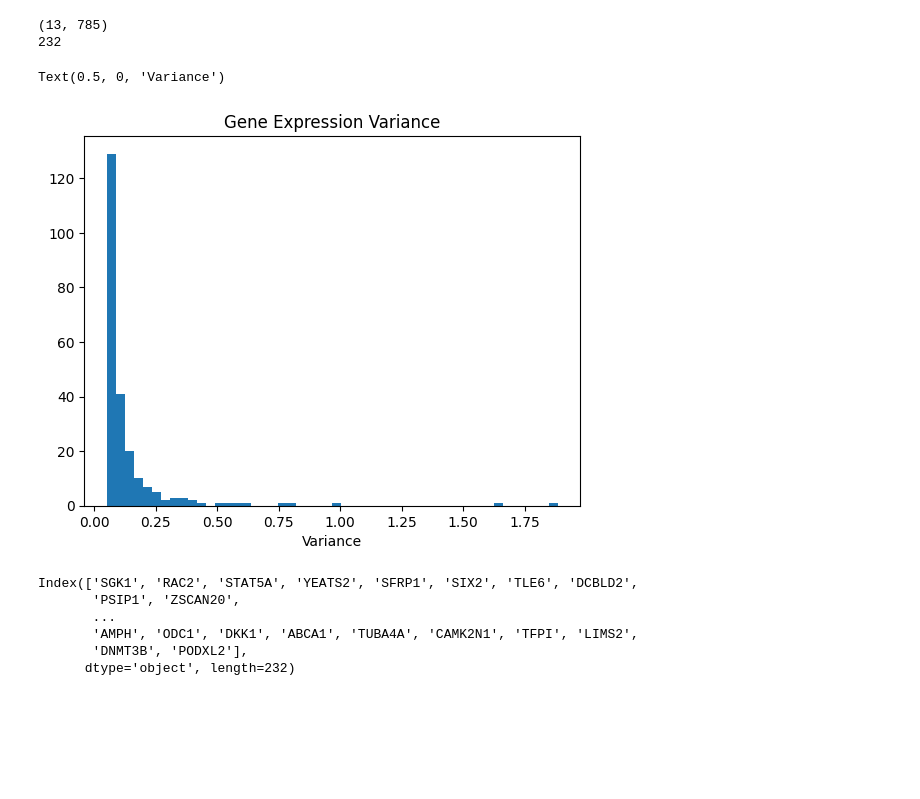
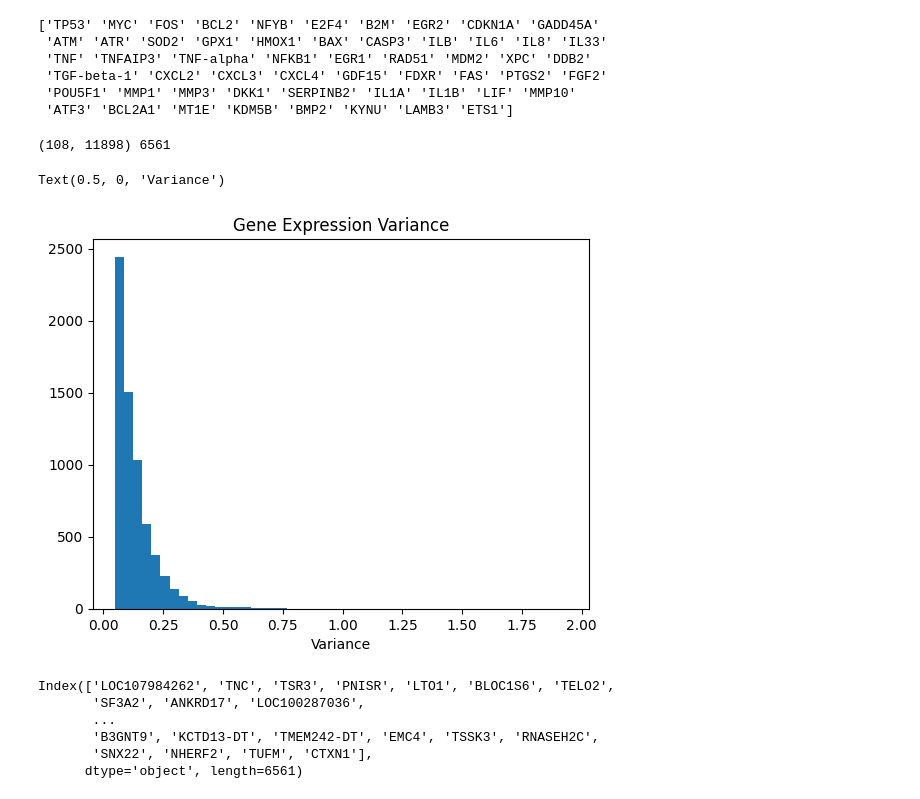
Before and after one commit to shahashka/lucid_cd, a Jupyter notebook: diagnostic_plots.ipynb, the cells around one changed output. Drawn from its saved outputs; the diff is of its cells as text; code cells hidden in the pictures; blank space fills up the shorter version.

Commit message:
updates for crispr genes analysis

```diff
--- a/diagnostic_plots.ipynb
+++ b/diagnostic_plots.ipynb
@@ -5,37 +5,39 @@ import pickle
 import matplotlib.pyplot as plt
 import seaborn as sns
 from sklearn.preprocessing import StandardScaler
+# %%
+important_genes = pd.read_csv("./data/prior_knowledge/radiation_genes.txt", sep=' ', header=None)
+important_genes = important_genes.iloc[:,0].values
+print(important_genes)
+# %% [output]
+['TP53' 'MYC' 'FOS' 'BCL2' 'NFYB' 'E2F4' 'B2M' 'EGR2' 'CDKN1A' 'GADD45A'
+ 'ATM' 'ATR' 'SOD2' 'GPX1' 'HMOX1' 'BAX' 'CASP3' 'ILB' 'IL6' 'IL8' 'IL33'
+ 'TNF' 'TNFAIP3' 'TNF-alpha' 'NFKB1' 'EGR1' 'RAD51' 'MDM2' 'XPC' 'DDB2'
+ 'TGF-beta-1' 'CXCL2' 'CXCL3' 'CXCL4' 'GDF15' 'FDXR' 'FAS' 'PTGS2' 'FGF2'
+ 'POU5F1' 'MMP1' 'MMP3' 'DKK1' 'SERPINB2' 'IL1A' 'IL1B' 'LIF' 'MMP10'
+ 'ATF3' 'BCL2A1' 'MT1E' 'KDM5B' 'BMP2' 'KYNU' 'LAMB3' 'ETS1']
 # %%
 # Load gene epxression
-celltype='huvec'
-dose='A'
-df = pd.read_csv(f"data/{celltype}/cd_matrix_d{dose}.csv")
-
-# Load curated partition, add radiation to each subset
-with open(f"./data/{celltype}/cd_partition_d{dose}_new.pickle", 'rb') as f:
-    custom_partition = pickle.load(f)
-df_first_subset = df[custom_partition[0]]
-X = df_first_subset.to_numpy()
-#X = df.to_numpy()
-print(X.shape)
+celltype='rpe1_experiment2'
+df = pd.read_csv(f"data/{celltype}/cd_tpm_matrix_combined_dose_rate.csv", header=0)
+X = df.to_numpy()
 variance = np.var(np.log1p(X),axis=0)
-print(len(variance[variance>0.05]))
+print(X.shape, len(variance[variance>0.05]))
 filtered_inds = np.where(variance>0.05)
-filtered_genes = df_first_subset.columns[filtered_inds]
+filtered_genes = df.columns[filtered_inds]
 plt.hist(variance[variance>0.05], bins=50)
 plt.title("Gene Expression Variance")
 plt.xlabel("Variance")
 # %% [output]
-(13, 785)
-232
+(108, 11898) 6561
 Text(0.5, 0, 'Variance')
-[figure, old version]
+[figure, new version]
 # %%
 print(filtered_genes)
 # %% [output]
-Index(['SGK1', 'RAC2', 'STAT5A', 'YEATS2', 'SFRP1', 'SIX2', 'TLE6', 'DCBLD2',
-       'PSIP1', 'ZSCAN20',
+Index(['LOC107984262', 'TNC', 'TSR3', 'PNISR', 'LTO1', 'BLOC1S6', 'TELO2',
+       'SF3A2', 'ANKRD17', 'LOC100287036',
        ...
-       'AMPH', 'ODC1', 'DKK1', 'ABCA1', 'TUBA4A', 'CAMK2N1', 'TFPI', 'LIMS2',
-       'DNMT3B', 'PODXL2'],
-      dtype='object', length=232)
+       'B3GNT9', 'KCTD13-DT', 'TMEM242-DT', 'EMC4', 'TSSK3', 'RNASEH2C',
+       'SNX22', 'NHERF2', 'TUFM', 'CTXN1'],
+      dtype='object', length=6561)
```
Also changed, not shown: parts of 9 cells of this notebook, 8 other files.
